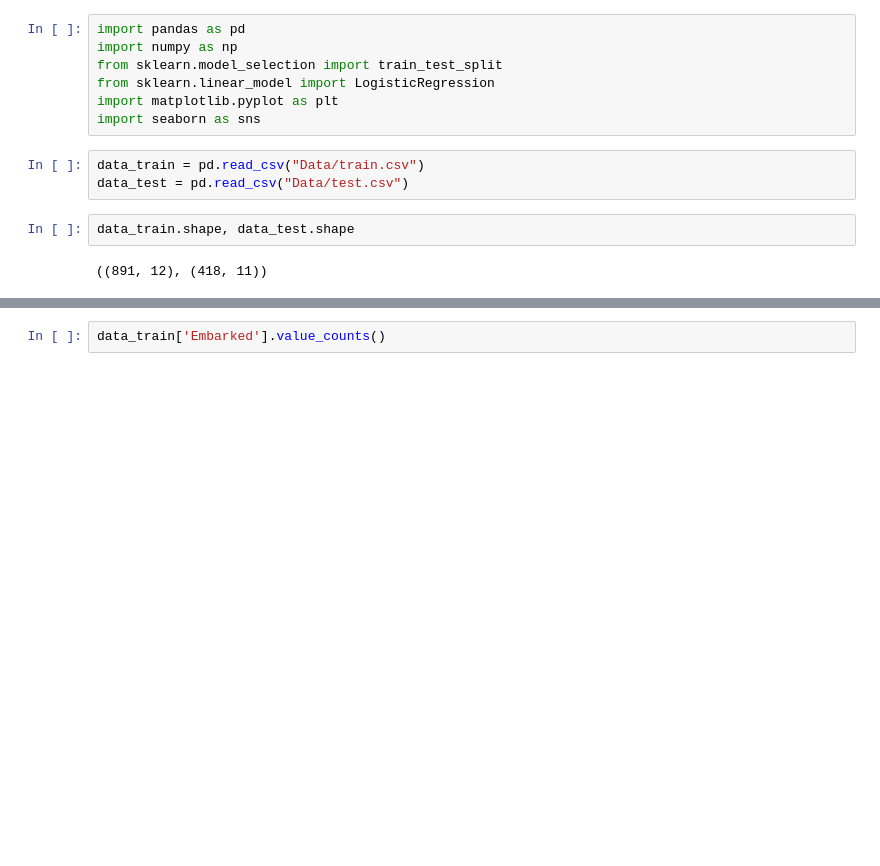
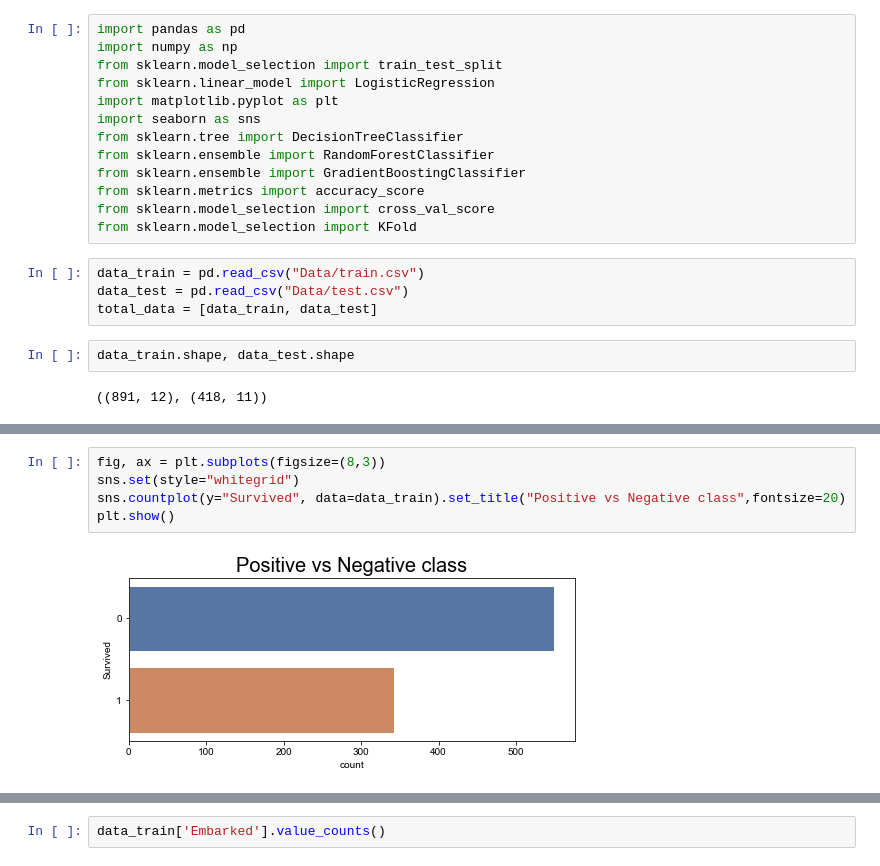
Before and after one commit to prerit2010/titanicSurvivalPrediction, a Jupyter notebook: model.ipynb, the cells around one changed output, grey strips where cells are left out. Drawn from its saved outputs; the diff is of its cells as text; blank space fills up the shorter version.

```diff
--- a/model.ipynb
+++ b/model.ipynb
@@ -5,9 +5,16 @@ from sklearn.model_selection import train_test_split
 from sklearn.linear_model import LogisticRegression
 import matplotlib.pyplot as plt
 import seaborn as sns
+from sklearn.tree import DecisionTreeClassifier
+from sklearn.ensemble import RandomForestClassifier
+from sklearn.ensemble import GradientBoostingClassifier
+from sklearn.metrics import accuracy_score
+from sklearn.model_selection import cross_val_score
+from sklearn.model_selection import KFold
 # %%
 data_train = pd.read_csv("Data/train.csv")
 data_test = pd.read_csv("Data/test.csv")
+total_data = [data_train, data_test]
 # %%
 data_train.shape, data_test.shape
 # %% [output]
@@ -21,6 +28,13 @@ data_train.head()
 | 2 | 3 | 1 | 3 | Heikkinen, Miss. Laina | female | 26.0 | 0 | 0 | STON/O2. 3101282 | 7.9250 | ... |
 | 3 | 4 | 1 | 1 | Futrelle, Mrs. Jacques Heath (Lil... | female | 35.0 | 1 | 0 | 113803 | 53.1000 | ... |
 | 4 | 5 | 0 | 3 | Allen, Mr. William Henry | male | 35.0 | 0 | 0 | 373450 | 8.0500 | ... |
+# %%
+fig, ax = plt.subplots(figsize=(8,3))
+sns.set(style="whitegrid")
+sns.countplot(y="Survived", data=data_train).set_title("Positive vs Negative class",fontsize=20)
+plt.show()
+# %% [output]
+[figure, added]
 # %%
 data_train['Cabin'].value_counts()
 # %% [output]
```
Also changed, not shown: parts of 32 cells of this notebook.
